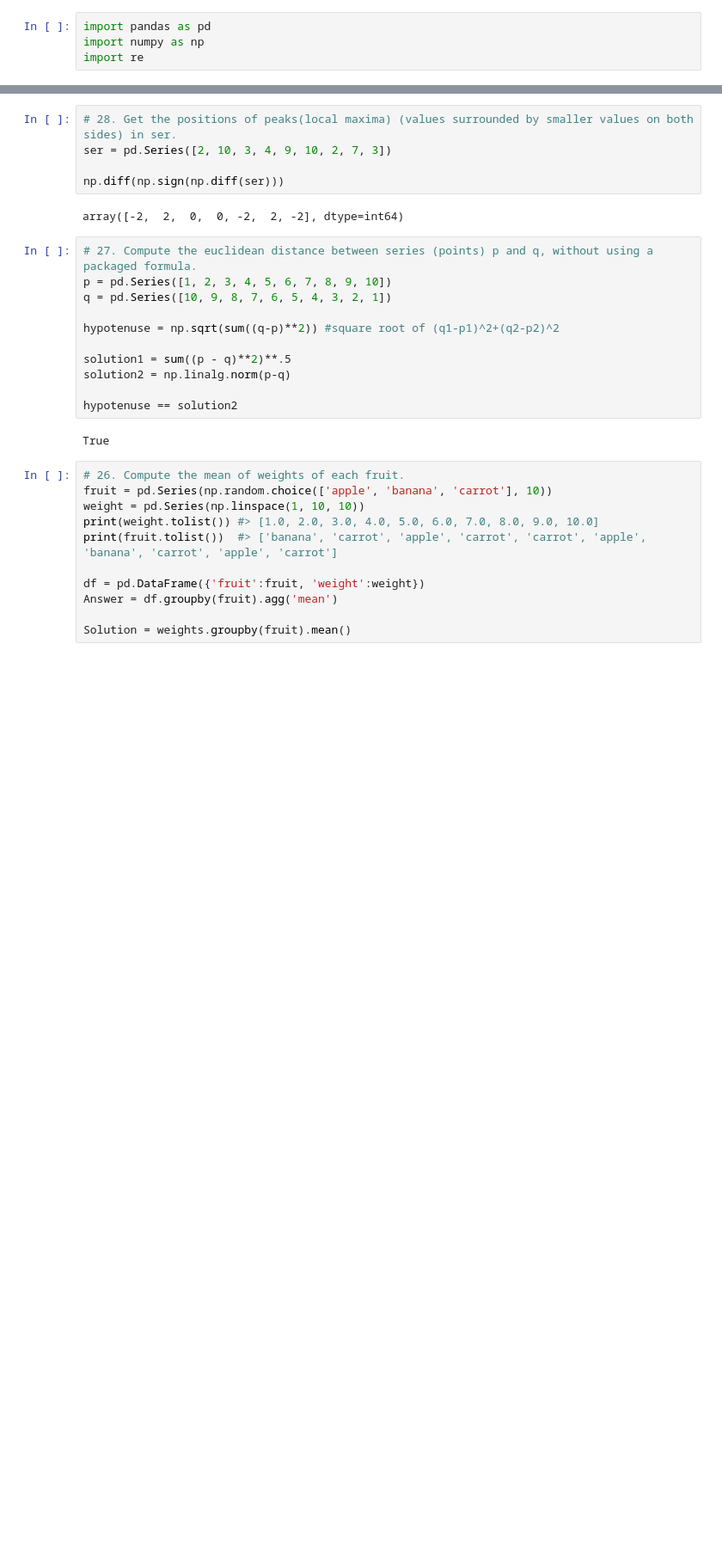
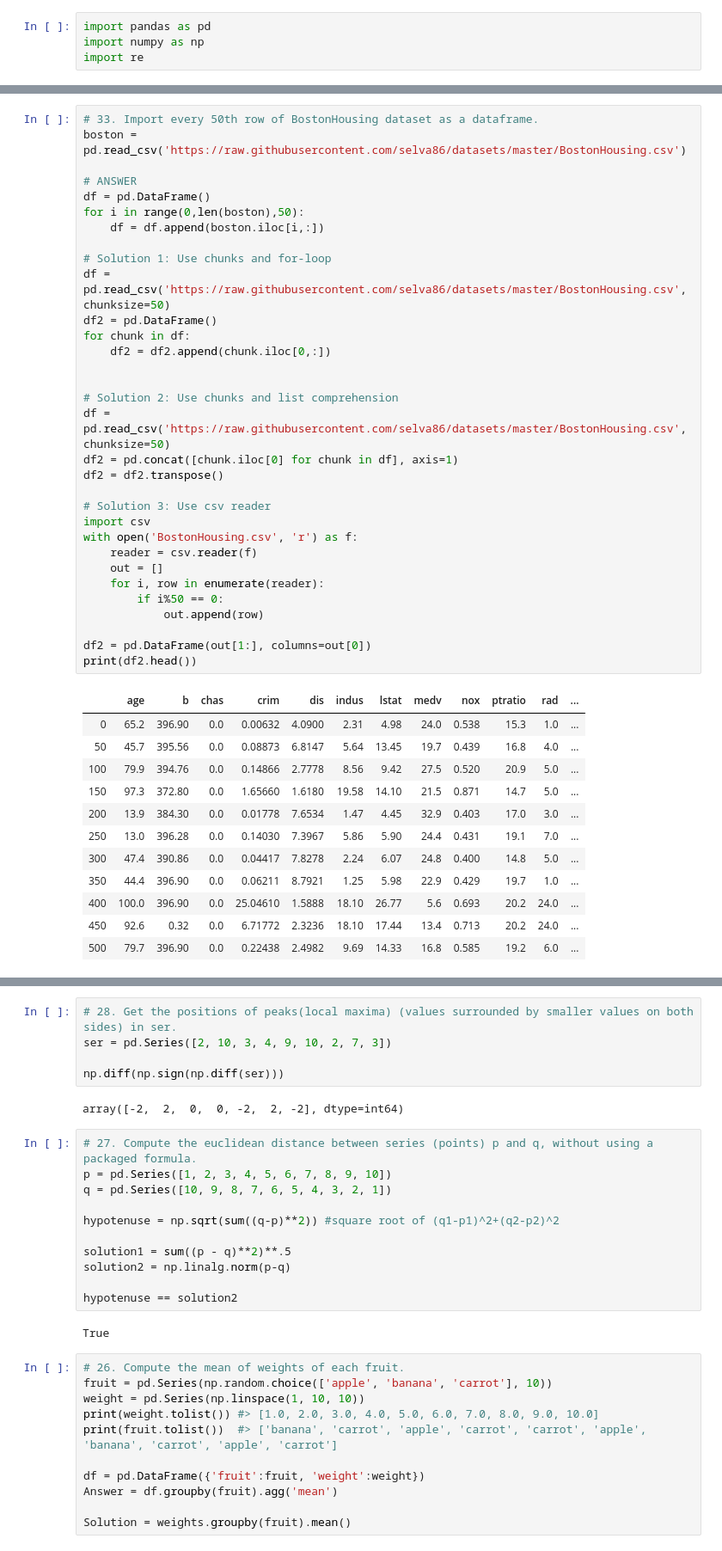
Before and after one commit to YShinohara07/Exercises, a Jupyter notebook: Pandas Exercises.ipynb, the cells around one changed output, grey strips where cells are left out. Shown: that part at 86% size. Cells and saved outputs as stored; diff of their text form; blank space fills up the shorter version.

```diff
--- a/Pandas Exercises.ipynb
+++ b/Pandas Exercises.ipynb
@@ -4,0 +29,45 @@ import re
+# %%
+# 33. Import every 50th row of BostonHousing dataset as a dataframe.
+boston = pd.read_csv('https://raw.githubusercontent.com/selva86/datasets/master/BostonHousing.csv')
+
+# ANSWER
+df = pd.DataFrame()
+for i in range(0,len(boston),50):
+    df = df.append(boston.iloc[i,:])
+
+# Solution 1: Use chunks and for-loop
+df = pd.read_csv('https://raw.githubusercontent.com/selva86/datasets/master/BostonHousing.csv', chunksize=50)
+df2 = pd.DataFrame()
+for chunk in df:
+    df2 = df2.append(chunk.iloc[0,:])
+
+
+# Solution 2: Use chunks and list comprehension
+df = pd.read_csv('https://raw.githubusercontent.com/selva86/datasets/master/BostonHousing.csv', chunksize=50)
+df2 = pd.concat([chunk.iloc[0] for chunk in df], axis=1)
+df2 = df2.transpose()
+
+# Solution 3: Use csv reader
+import csv
+with open('BostonHousing.csv', 'r') as f:
+    reader = csv.reader(f)
+    out = []
+    for i, row in enumerate(reader):
+        if i%50 == 0:
+            out.append(row)
+
+df2 = pd.DataFrame(out[1:], columns=out[0])
+print(df2.head())
+# %% [output]
+|  | age | b | chas | crim | dis | indus | lstat | medv | nox | ptratio | rad | ... |
+| 0 | 65.2 | 396.90 | 0.0 | 0.00632 | 4.0900 | 2.31 | 4.98 | 24.0 | 0.538 | 15.3 | 1.0 | ... |
+| 50 | 45.7 | 395.56 | 0.0 | 0.08873 | 6.8147 | 5.64 | 13.45 | 19.7 | 0.439 | 16.8 | 4.0 | ... |
+| 100 | 79.9 | 394.76 | 0.0 | 0.14866 | 2.7778 | 8.56 | 9.42 | 27.5 | 0.520 | 20.9 | 5.0 | ... |
+| 150 | 97.3 | 372.80 | 0.0 | 1.65660 | 1.6180 | 19.58 | 14.10 | 21.5 | 0.871 | 14.7 | 5.0 | ... |
+| 200 | 13.9 | 384.30 | 0.0 | 0.01778 | 7.6534 | 1.47 | 4.45 | 32.9 | 0.403 | 17.0 | 3.0 | ... |
+| 250 | 13.0 | 396.28 | 0.0 | 0.14030 | 7.3967 | 5.86 | 5.90 | 24.4 | 0.431 | 19.1 | 7.0 | ... |
+| 300 | 47.4 | 390.86 | 0.0 | 0.04417 | 7.8278 | 2.24 | 6.07 | 24.8 | 0.400 | 14.8 | 5.0 | ... |
+| 350 | 44.4 | 396.90 | 0.0 | 0.06211 | 8.7921 | 1.25 | 5.98 | 22.9 | 0.429 | 19.7 | 1.0 | ... |
+| 400 | 100.0 | 396.90 | 0.0 | 25.04610 | 1.5888 | 18.10 | 26.77 | 5.6 | 0.693 | 20.2 | 24.0 | ... |
+| 450 | 92.6 | 0.32 | 0.0 | 6.71772 | 2.3236 | 18.10 | 17.44 | 13.4 | 0.713 | 20.2 | 24.0 | ... |
+| 500 | 79.7 | 396.90 | 0.0 | 0.22438 | 2.4982 | 9.69 | 14.33 | 16.8 | 0.585 | 19.2 | 6.0 | ... |
```
Also changed, not shown: parts of 6 cells of this notebook.
